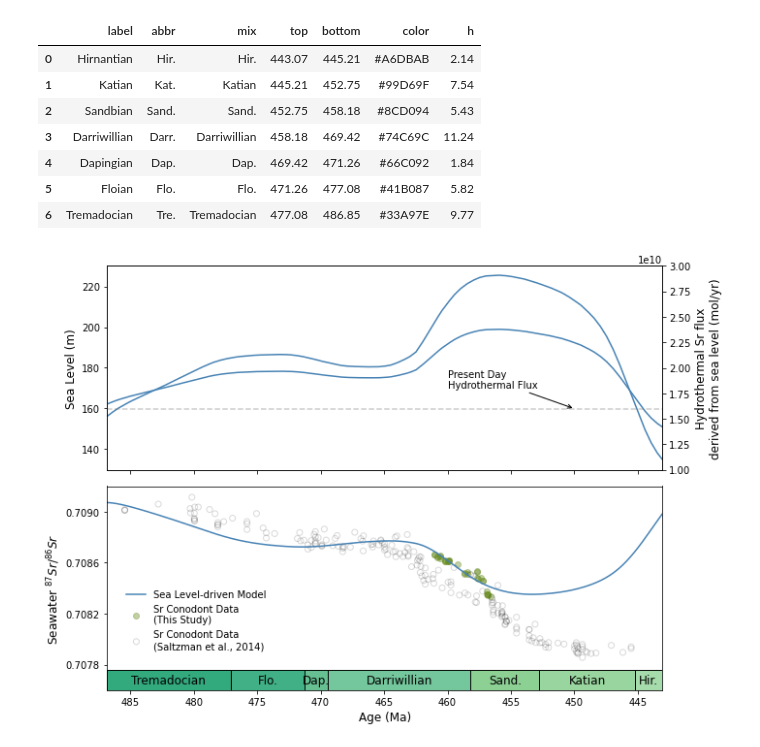
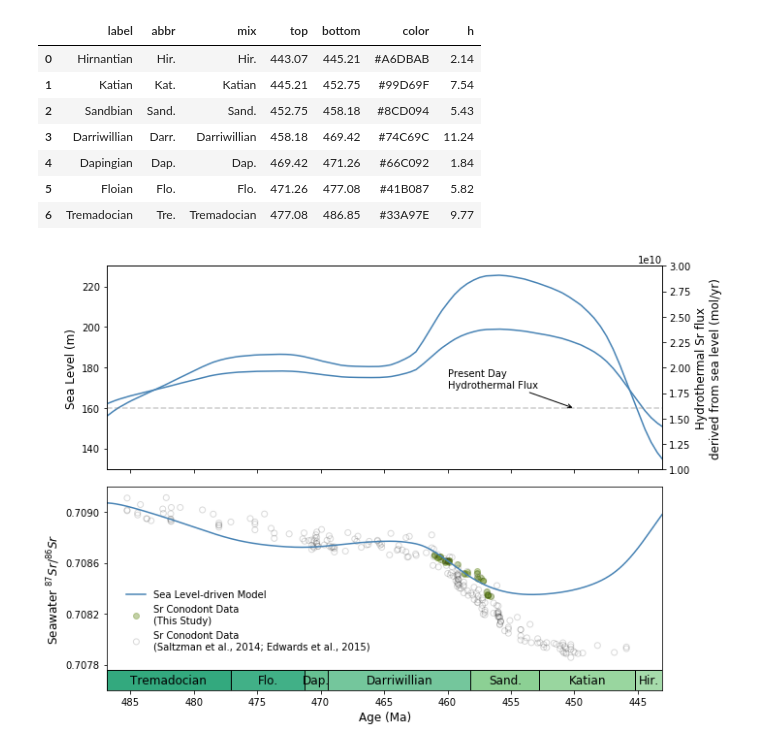
Before and after one commit to datuadiatma/avila_etal_2022, a Jupyter notebook: Notebook/Avila et al Paper Figure.ipynb, the cells around one changed output. Drawn from its saved outputs; the diff is of its cells as text; code cells hidden in the pictures.

```diff
--- a/Notebook/Avila et al Paper Figure.ipynb
+++ b/Notebook/Avila et al Paper Figure.ipynb
@@ -188,7 +188,7 @@ chronoDf.head(7)
 # Load sr measurement for comparison
 SrOrdo = pd.read_csv('../Data/Arbuckle_Sr.csv')
 loess = pd.read_csv('../Data/LOESS2_0.75_Gradient.csv')
-SrOrdo_2014 = pd.read_csv('../Data/OrdoSr20.csv')
+SrOrdo_2014 = pd.read_excel('../Data/mastersr.xlsx')
 
 #Make the Plot
 fig, (ax1, ax2) = plt.subplots(2, 1, figsize=(10,7), sharex=True)
@@ -205,33 +205,33 @@ ax1b.set_ylabel('Hydrothermal Sr flux\nderived from sea level (mol/yr)', fontsiz
 ax1b.annotate('Present Day\nHydrothermal Flux', xy=(450, 1.6e10), xytext=(460, 1.8e10),
             arrowprops=dict(arrowstyle='->'))
 
 trans = ax2.get_xaxis_transform()
 ax2.plot(age, Rsw_sl, c='steelblue', label="Sea Level-driven Model")
 ax2.scatter(SrOrdo['age'], SrOrdo['sr'], c='olivedrab', label='Sr Conodont Data\n(This Study)', alpha=0.4)
-ax2.scatter(SrOrdo_2014['Age20'], SrOrdo_2014['Sr'],
+ax2.scatter(SrOrdo_2014['age'], SrOrdo_2014['sr'],
             ec='k', fc='None',
-            label='Sr Conodont Data\n(Saltzman et al., 2014)',
+            label='Sr Conodont Data\n(Saltzman et al., 2014; Edwards et al., 2015)',
             alpha=0.15)
 ax2.set_ylabel('Seawater $^{87}Sr/^{86}Sr$', fontsize=12)
 ax2.set_xlabel('Age (Ma)', fontsize=12)
 ax2.legend(loc='lower left', bbox_to_anchor=(0.02, 0.15), edgecolor='None')
 
 for ind in chronoDf.index:
     ax2.add_patch(Rectangle(xy=[chronoDf['top'][ind], 0],
                            height=0.1,
                            width=chronoDf['h'][ind], transform = trans,
                            ec = 'black', fc = chronoDf['color'][ind]))
     ax2.text(chronoDf['top'][ind]+0.5*chronoDf['h'][ind], 0.05, str(chronoDf['mix'][ind]), rotation=0,
             horizontalalignment='center',
             verticalalignment='center', transform = trans, fontsize = 12)
 
 ax2.set_xlim(486.85, 443.07)
 ax2.set_ylim(0.7076, 0.7092)
 ax2.set_yticks(np.linspace(0.7078, 0.7090, 4))
 
 plt.tight_layout()
 plt.savefig('../Figures/PaperFigure.png')
 plt.savefig('../Figures/PaperFigure.svg')
 plt.show()
 # %% [output]
-[figure, old version]
+[figure, new version]
```
Also changed, not shown: parts of 5 cells of this notebook, 10 other files.
